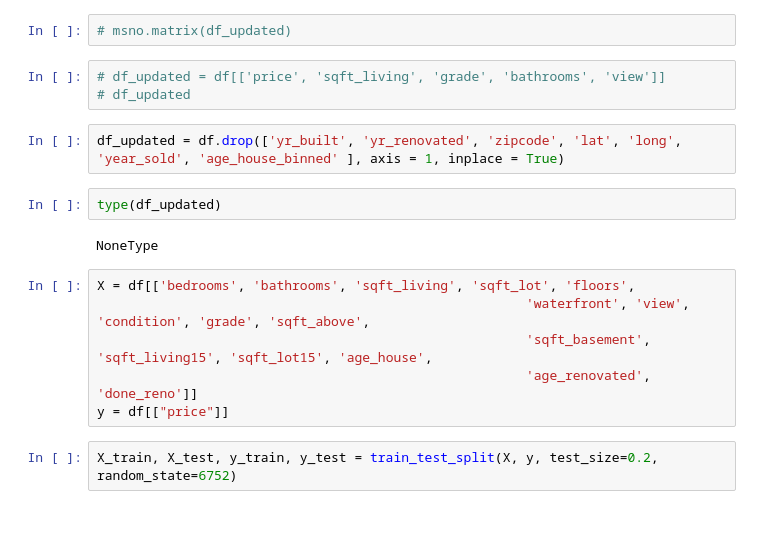
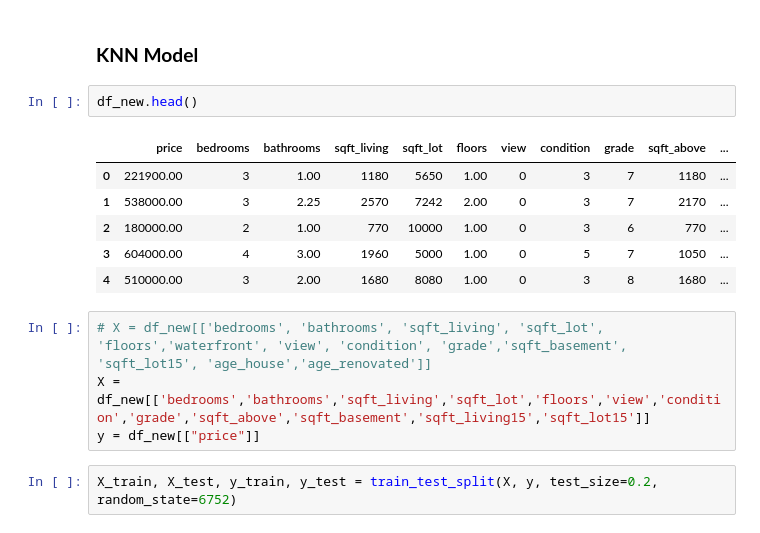
Before and after one commit to RolaMmss/Une-application-pour-pr-dire-le-prix-d-une-maison, a Jupyter notebook: data_modelisation.ipynb, the cells around one changed output. Drawn from its saved outputs; the diff is of its cells as text.

```diff
--- a/data_modelisation.ipynb
+++ b/data_modelisation.ipynb
@@ -18,20 +49,18 @@ Index(['price', 'bedrooms', 'bathrooms', 'sqft_living', 'sqft_lot', 'floors',
       dtype='object')
-# %%
-# msno.matrix(df_updated)
-# %%
-# df_updated = df[['price', 'sqft_living', 'grade', 'bathrooms', 'view']]
-# df_updated
-# %%
-df_updated = df.drop(['yr_built', 'yr_renovated', 'zipcode', 'lat', 'long', 'year_sold', 'age_house_binned' ], axis = 1, inplace = True)
-# %%
-type(df_updated)
-# %% [output]
-NoneType
+# %% [markdown]
+### **KNN Model**
+# %%
+df_new.head()
+# %% [output]
+|  | price | bedrooms | bathrooms | sqft_living | sqft_lot | floors | view | condition | grade | sqft_above | ... |
+| 0 | 221900.00 | 3 | 1.00 | 1180 | 5650 | 1.00 | 0 | 3 | 7 | 1180 | ... |
+| 1 | 538000.00 | 3 | 2.25 | 2570 | 7242 | 2.00 | 0 | 3 | 7 | 2170 | ... |
+| 2 | 180000.00 | 2 | 1.00 | 770 | 10000 | 1.00 | 0 | 3 | 6 | 770 | ... |
+| 3 | 604000.00 | 4 | 3.00 | 1960 | 5000 | 1.00 | 0 | 5 | 7 | 1050 | ... |
+| 4 | 510000.00 | 3 | 2.00 | 1680 | 8080 | 1.00 | 0 | 3 | 8 | 1680 | ... |
 # %%
-X = df[['bedrooms', 'bathrooms', 'sqft_living', 'sqft_lot', 'floors',
-                                                       'waterfront', 'view', 'condition', 'grade', 'sqft_above',
-                                                       'sqft_basement', 'sqft_living15', 'sqft_lot15', 'age_house',
-                                                       'age_renovated', 'done_reno']]
-y = df[["price"]]
+# X = df_new[['bedrooms', 'bathrooms', 'sqft_living', 'sqft_lot', 'floors','waterfront', 'view', 'condition', 'grade','sqft_basement', 'sqft_lot15', 'age_house','age_renovated']]
+X = df_new[['bedrooms','bathrooms','sqft_living','sqft_lot','floors','view','condition','grade','sqft_above','sqft_basement','sqft_living15','sqft_lot15']]
+y = df_new[["price"]]
 # %%
 X_train, X_test, y_train, y_test = train_test_split(X, y, test_size=0.2, random_state=6752)
```
Also changed, not shown: parts of 28 cells of this notebook, 2 other files.
